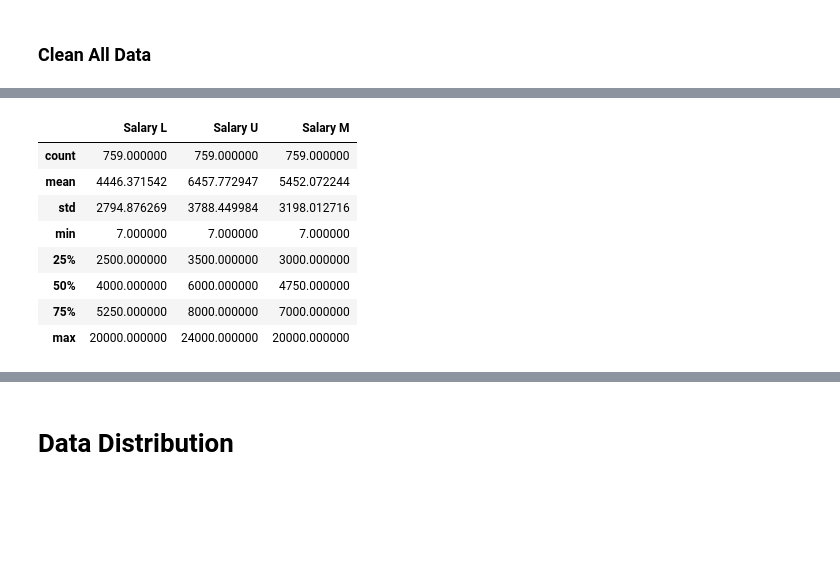
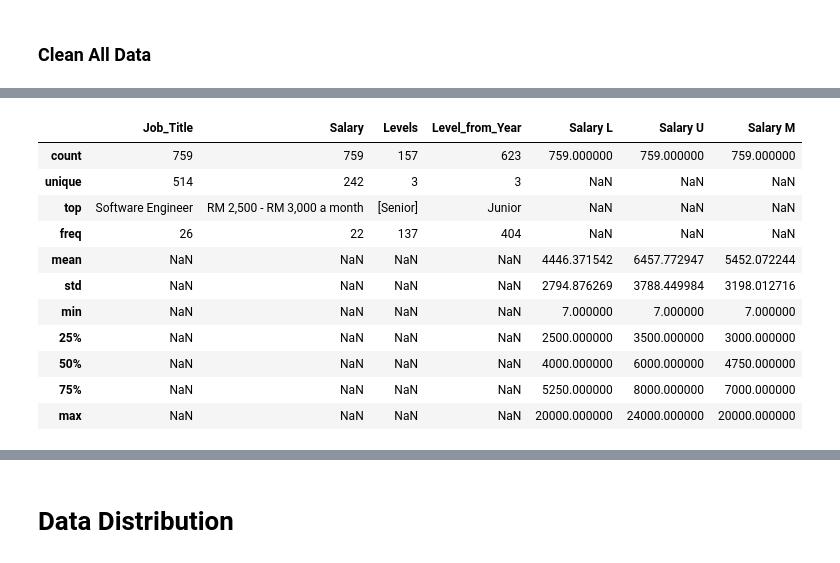
Before and after one commit to binxuankong/skills-ontology-project, a Jupyter notebook: Malaysia Data Professional Salary Insights.ipynb, the cells around one changed output, grey strips where cells are left out. Drawn from its saved outputs; the diff is of its cells as text; code cells hidden in the pictures; blank space fills up the shorter version.

```diff
--- a/Malaysia Data Professional Salary Insights.ipynb
+++ b/Malaysia Data Professional Salary Insights.ipynb
@@ -194,0 +228,4 @@ array(["'Lead'", None, "'Graduate'", "'Senior'", "'Intern'",
+# %%
+df_des['Levels'] = df_des['Title_Keywords'].apply(lambda x: assign_level(x))
+df_dss['Levels'] = df_dss['Title_Keywords'].apply(lambda x: assign_level(x))
+df_mles['Levels'] = df_mles['Title_Keywords'].apply(lambda x: assign_level(x))
@@ -194,0 +255,24 @@ array(["'Lead'", None, "'Graduate'", "'Senior'", "'Intern'",
+# %%
+# Juniors: 1-3 years required
+junior_min = 1
+# Mid Level: 4-7 years required
+midlevel_min = 4
+# Senior Level: more than 8 years required
+senior_min = 8
+
+def get_years_experience(description):
+    try:
+        cur = description.index("years")
+        min_year = min([int(r) for r in re.findall(r'\d+', description[cur-5:cur+6])])
+        if min_year >= senior_min:
+            return "Senior"
+        elif min_year >= midlevel_min:
+            return "Mid Level"
+        else:
+            return "Junior"
+    except:
+        try:
+            cur = description.index("year")
+            return "Junior"
+        except:
+            return None
@@ -194,0 +294,4 @@ array(["'Lead'", None, "'Graduate'", "'Senior'", "'Intern'",
+# %%
+df_des['Level_from_Year'] = df_des['Description'].apply(lambda x: get_years_experience(x))
+df_dss['Level_from_Year'] = df_dss['Description'].apply(lambda x: get_years_experience(x))
+df_mles['Level_from_Year'] = df_mles['Description'].apply(lambda x: get_years_experience(x))
@@ -198,7 +317,7 @@ array(["'Lead'", None, "'Graduate'", "'Senior'", "'Intern'",
 def extract_salary(df_job):
     df = df_job.copy()
     df[['Salary L', 'Salary U']] = df['Salary'].str.split('-', 1, expand=True)
-    df = df[['Job_Title', 'Salary', 'Title_Keywords', 'Salary L', 'Salary U']]
+    df = df[['Job_Title', 'Salary', 'Levels', 'Level_from_Year', 'Salary L', 'Salary U']]
     # Set Upper NaN to Lower
     df.loc[df['Salary U'].isna(), 'Salary U'] = df.loc[df['Salary U'].isna(), 'Salary L']
     # Convert to Numeric
@@ -249,15 +371,18 @@ df_dec.head()
 # %%
-df_dec.describe()
+df_dec.describe(include='all')
 # %% [output]
-|  | Salary L | Salary U | Salary M |
-| count | 759.000000 | 759.000000 | 759.000000 |
-| mean | 4446.371542 | 6457.772947 | 5452.072244 |
-| std | 2794.876269 | 3788.449984 | 3198.012716 |
-| min | 7.000000 | 7.000000 | 7.000000 |
-| 25% | 2500.000000 | 3500.000000 | 3000.000000 |
-| 50% | 4000.000000 | 6000.000000 | 4750.000000 |
-| 75% | 5250.000000 | 8000.000000 | 7000.000000 |
-| max | 20000.000000 | 24000.000000 | 20000.000000 |
+|  | Job_Title | Salary | Levels | Level_from_Year | Salary L | Salary U | Salary M |
+| count | 759 | 759 | 157 | 623 | 759.000000 | 759.000000 | 759.000000 |
+| unique | 514 | 242 | 3 | 3 | NaN | NaN | NaN |
+| top | Software Engineer | RM 2,500 - RM 3,000 a month | [Senior] | Junior | NaN | NaN | NaN |
+| freq | 26 | 22 | 137 | 404 | NaN | NaN | NaN |
+| mean | NaN | NaN | NaN | NaN | 4446.371542 | 6457.772947 | 5452.072244 |
+| std | NaN | NaN | NaN | NaN | 2794.876269 | 3788.449984 | 3198.012716 |
+| min | NaN | NaN | NaN | NaN | 7.000000 | 7.000000 | 7.000000 |
+| 25% | NaN | NaN | NaN | NaN | 2500.000000 | 3500.000000 | 3000.000000 |
+| 50% | NaN | NaN | NaN | NaN | 4000.000000 | 6000.000000 | 4750.000000 |
+| 75% | NaN | NaN | NaN | NaN | 5250.000000 | 8000.000000 | 7000.000000 |
+| max | NaN | NaN | NaN | NaN | 20000.000000 | 24000.000000 | 20000.000000 |
 # %%
 df_dsc = extract_salary(df_dss)
 df_dsc.head()
```
Also changed, not shown: parts of 18 cells of this notebook.
